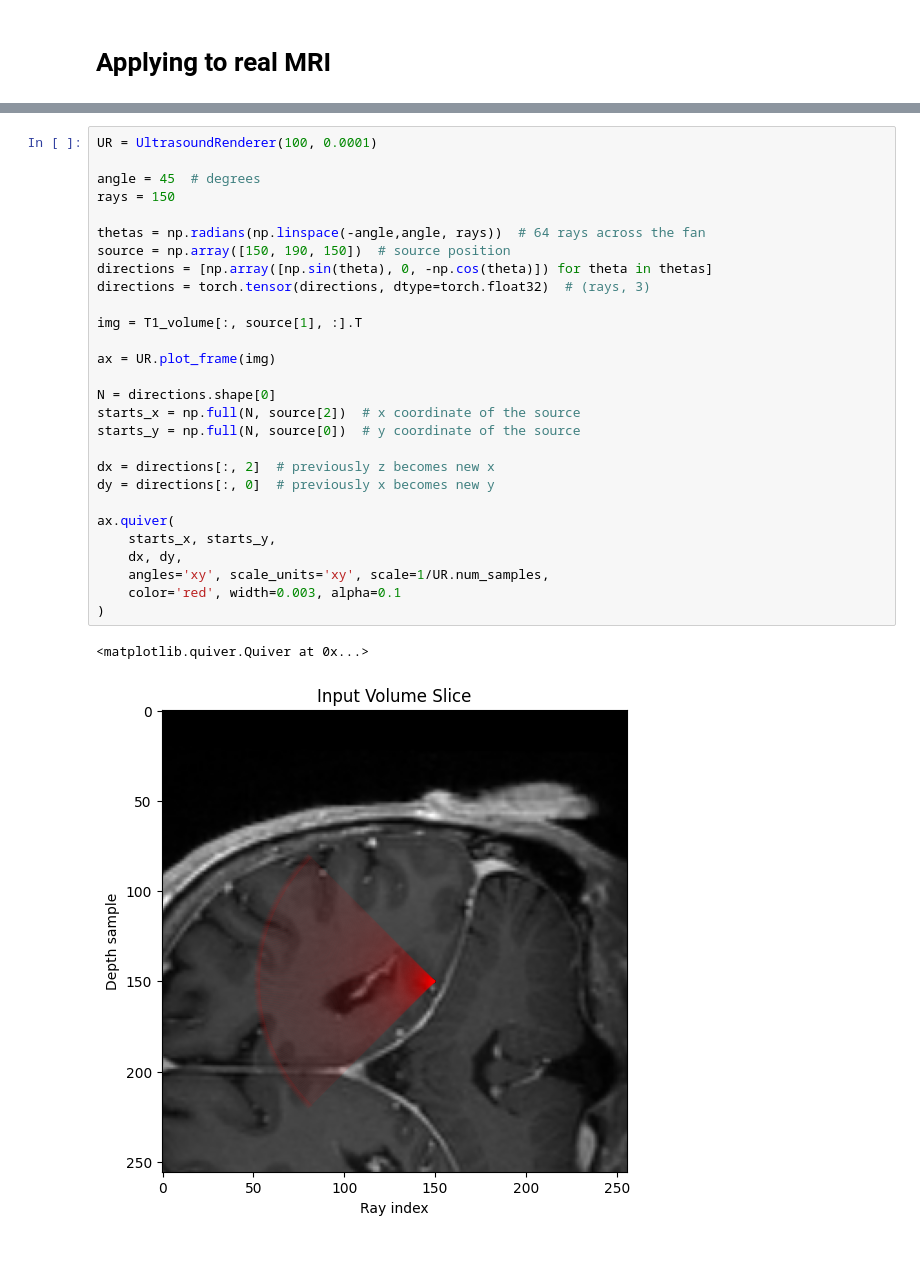
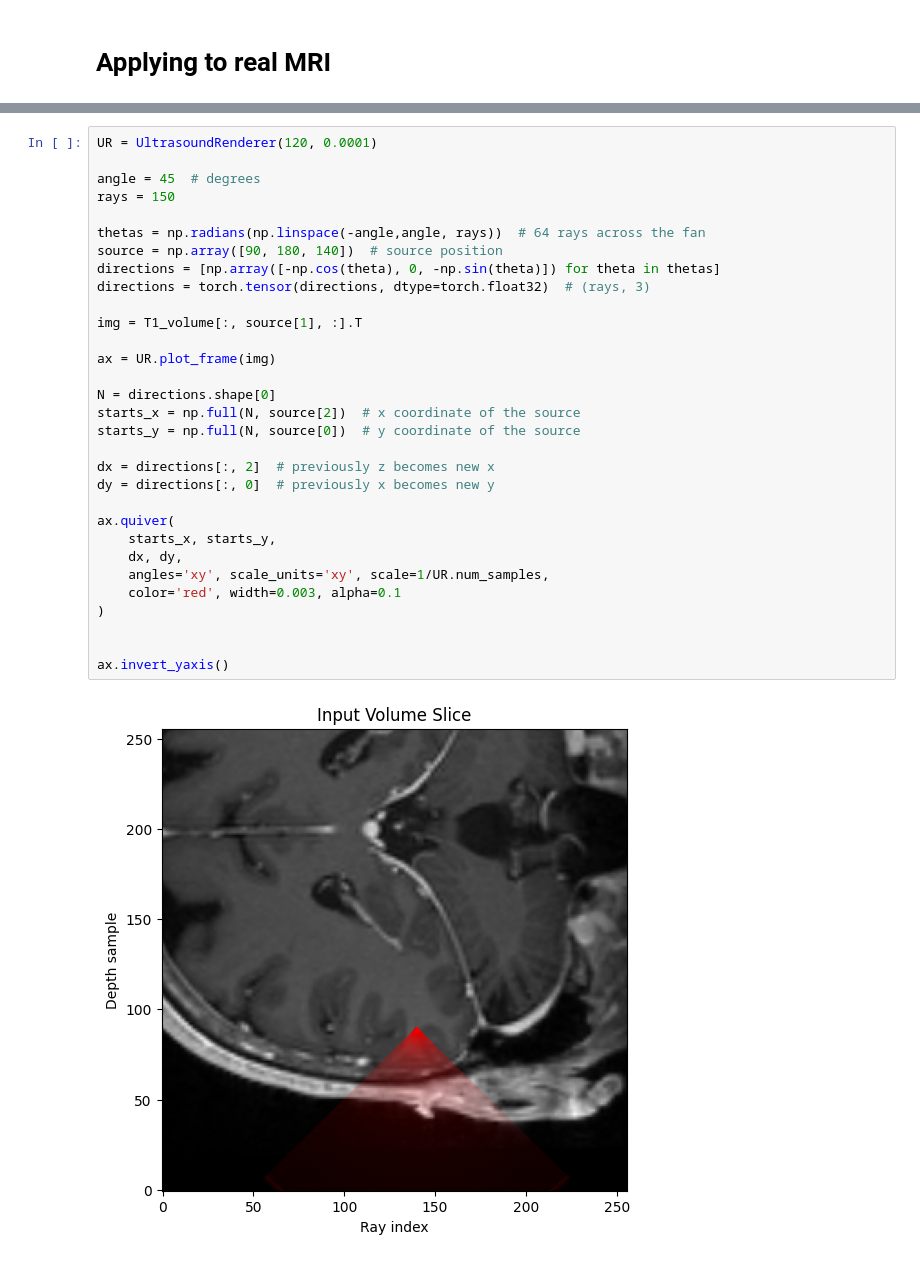
Before and after one commit to gduguey/DiffUS, a Jupyter notebook: notebooks/[DEMO] Modeling Choices.ipynb, the cells around one changed output, grey strips where cells are left out. Saved outputs shown, nothing was run; the diff lists cells and outputs as text.

```diff
--- a/notebooks/[DEMO] Modeling Choices.ipynb
+++ b/notebooks/[DEMO] Modeling Choices.ipynb
@@ -164,32 +165,34 @@ model_t2 = ImpedanceEstimator.train_model(X2, Y2, input_dim=1)
 Z_vol = ImpedanceEstimator.compute_impedance_volume(T1_volume, model_t1, threshold=50)
 # %%
-UR = UltrasoundRenderer(100, 0.0001)
+UR = UltrasoundRenderer(120, 0.0001)
 
 angle = 45  # degrees
 rays = 150
 
 thetas = np.radians(np.linspace(-angle,angle, rays))  # 64 rays across the fan
-source = np.array([150, 190, 150])  # source position
-directions = [np.array([np.sin(theta), 0, -np.cos(theta)]) for theta in thetas]
+source = np.array([90, 180, 140])  # source position
+directions = [np.array([-np.cos(theta), 0, -np.sin(theta)]) for theta in thetas]
 directions = torch.tensor(directions, dtype=torch.float32)  # (rays, 3)
 
 img = T1_volume[:, source[1], :].T
 
 ax = UR.plot_frame(img)
 
 N = directions.shape[0]
 starts_x = np.full(N, source[2])  # x coordinate of the source
 starts_y = np.full(N, source[0])  # y coordinate of the source
 
 dx = directions[:, 2]  # previously z becomes new x
 dy = directions[:, 0]  # previously x becomes new y
 
 ax.quiver(
     starts_x, starts_y,
     dx, dy,
     angles='xy', scale_units='xy', scale=1/UR.num_samples,
     color='red', width=0.003, alpha=0.1
 )
+
+
+ax.invert_yaxis()
 # %% [output]
-<matplotlib.quiver.Quiver at 0x...>
-[figure, old version]
+[figure, new version]
```
Also changed, not shown: parts of 18 cells of this notebook.
